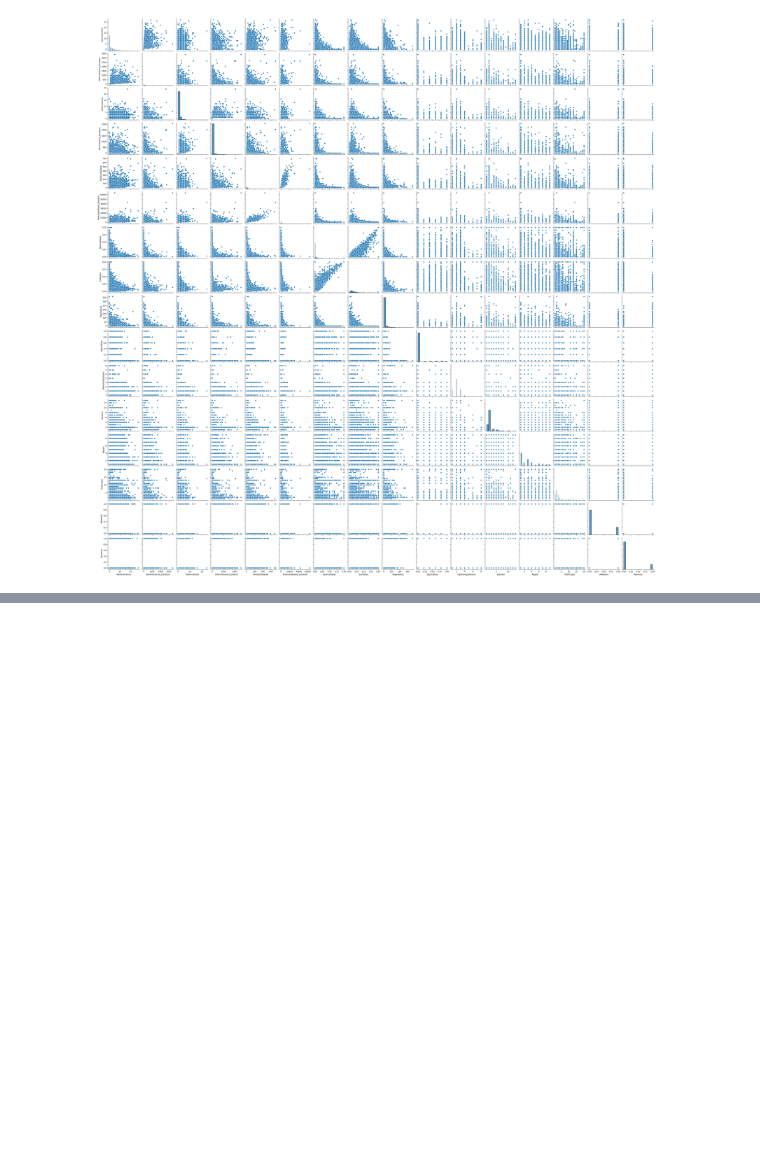
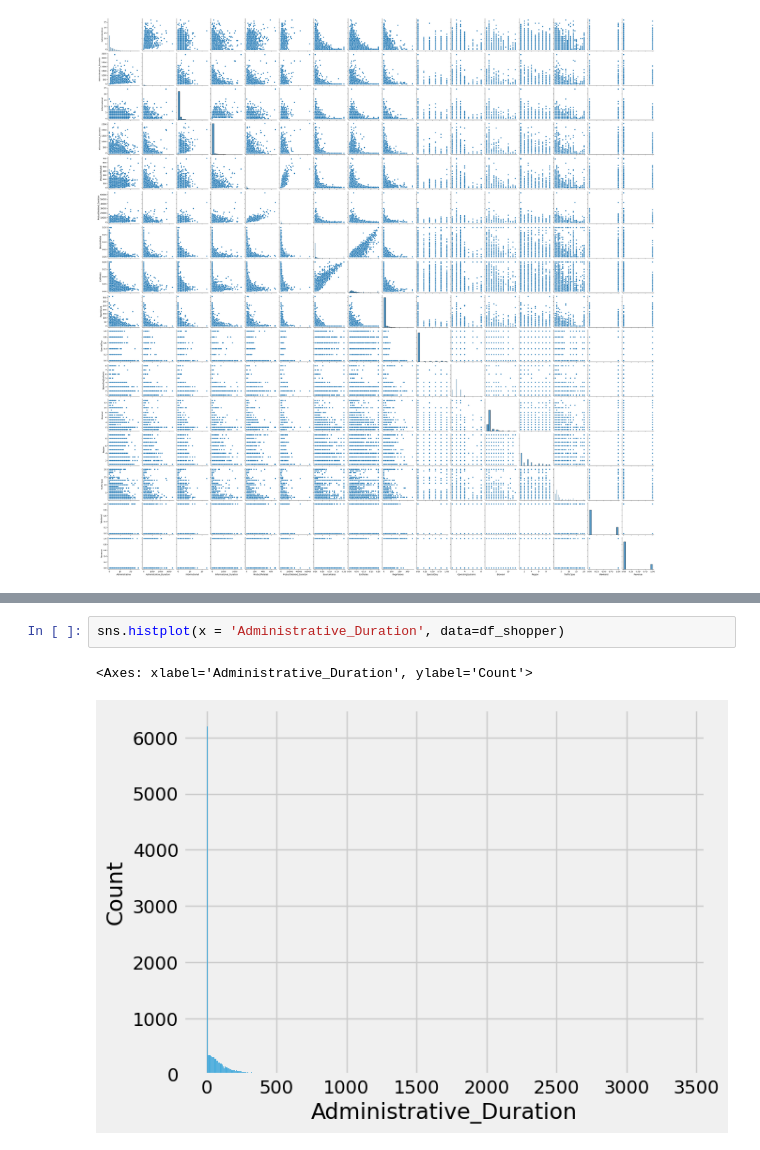
Before and after one commit to LittleMac24/shopping-analysis, a Jupyter notebook: src/eda-analysis.ipynb, the cells around one changed output, grey strips where cells are left out. Drawn from its saved outputs; the diff is of its cells as text; blank space fills up the shorter version.

```diff
--- a/src/eda-analysis.ipynb
+++ b/src/eda-analysis.ipynb
@@ -73,0 +148,5 @@ We are looking to find individual Relationships between Revenue (Yes=1, No=0) an
+# %%
+sns.histplot(x = 'Administrative_Duration', data=df_shopper)
+# %% [output]
+<Axes: xlabel='Administrative_Duration', ylabel='Count'>
+[figure, added]
```
Also changed, not shown: parts of 11 cells of this notebook.
